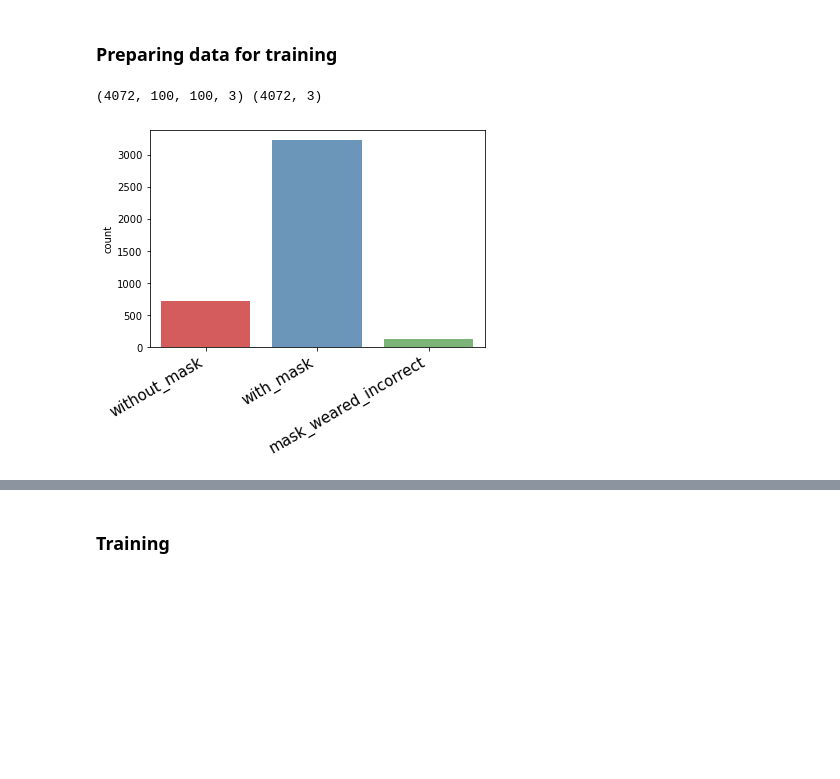
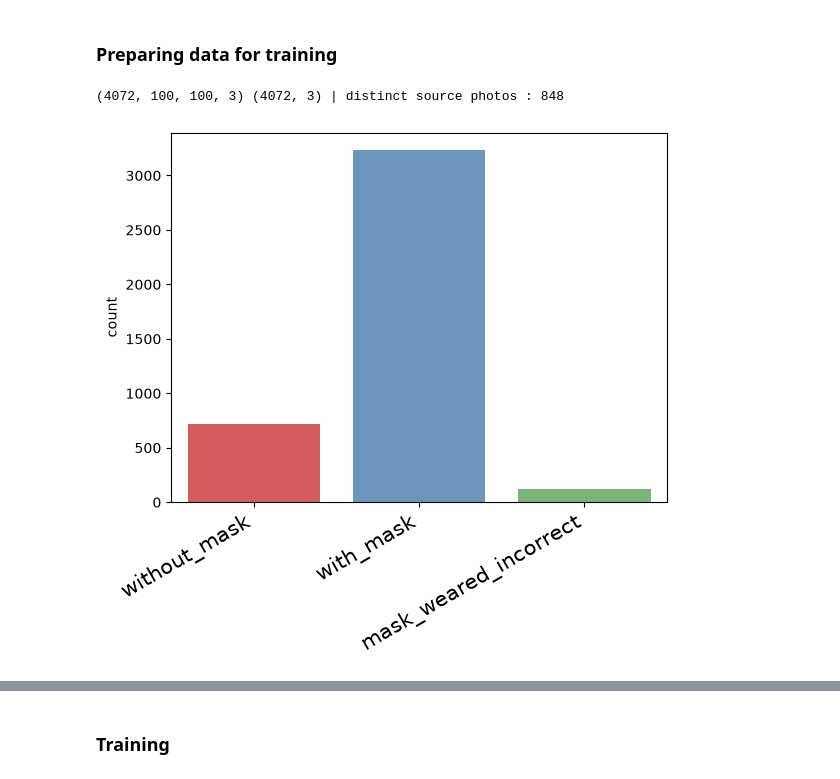
Before and after one commit to Janeferdinant/FACEMASK_MTCNN, a Jupyter notebook: 2_training-face-mask-model.ipynb, the cells around one changed output, grey strips where cells are left out. Cells and saved outputs as stored; diff of their text form; code cells hidden in the pictures; blank space fills up the shorter version.

Commit message:
feat: seeded photo-grouped re-run, Keras 3 fixes, Gradio demo and run log
Co-Authored-By: Claude Sonnet 5.5 <noreply@anthropic.com>

```diff
--- a/2_training-face-mask-model.ipynb
+++ b/2_training-face-mask-model.ipynb
@@ -86,14 +114,17 @@ model.compile(optimizer='adam', loss='categorical_crossentropy', metrics=['acc']
 # %%
 X = np.load('data/X.npy')
 Y = np.load('data/Y.npy')
+groups = np.load('data/groups.npy')  # source-photo id of every crop (written by notebook 1)
 
-print(X.shape, Y.shape)
+print(X.shape, Y.shape, '| distinct source photos :', len(set(groups)))
 # %% [output]
-(4072, 100, 100, 3) (4072, 3)
+(4072, 100, 100, 3) (4072, 3) | distinct source photos : 848
 # %%
-ax = sns.countplot(np.argmax(Y, axis=1), palette="Set1", alpha=0.8)
-ax.set_xticklabels(['without_mask', 'with_mask', 'mask_weared_incorrect'], rotation=30, ha="right", fontsize=15)
+classes = ['without_mask', 'with_mask', 'mask_weared_incorrect']
+labels = np.argmax(Y, axis=1)
+ax = sns.countplot(x=labels, hue=labels, palette="Set1", alpha=0.8, legend=False)
+ax.set_xticks(range(3), labels=classes, rotation=30, ha="right", fontsize=15)
 plt.show()
 # %% [output]
-[figure, old version]
+[figure, new version]
 # %%
```
Also changed, not shown: parts of 24 cells of this notebook, 6 other files.
